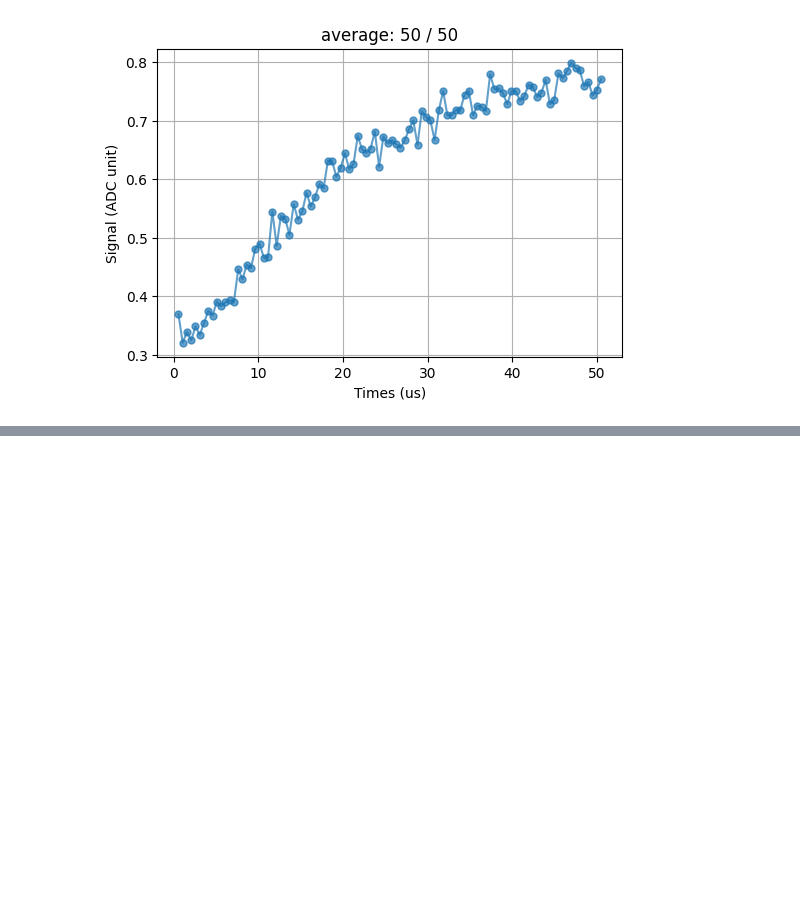
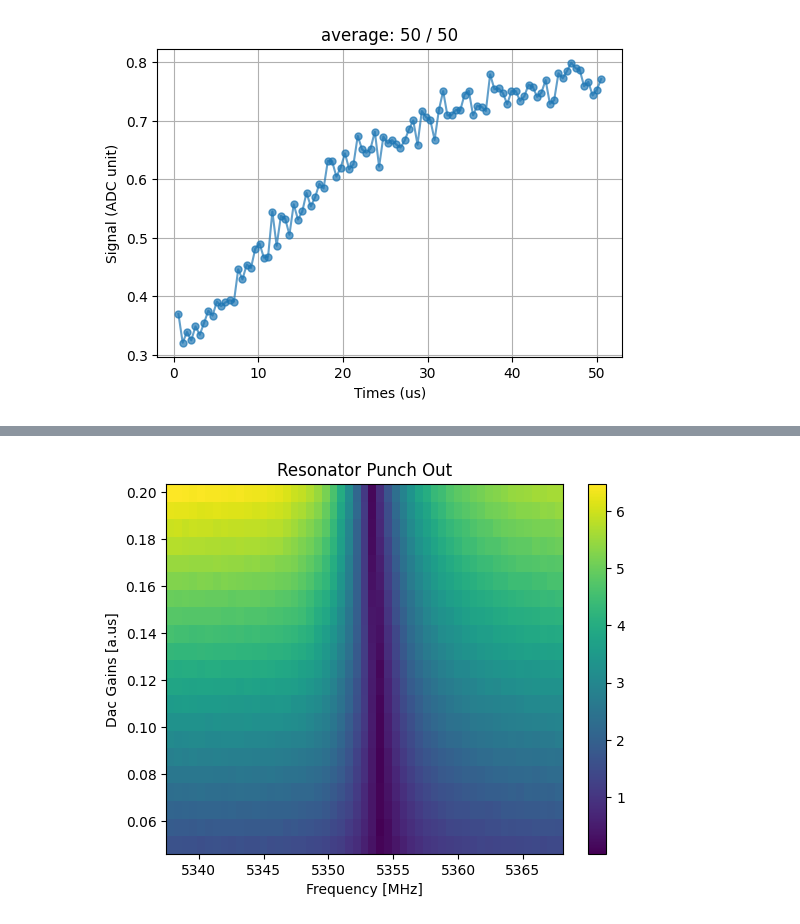
Before and after one commit to JayChien04717/tprocv2_guidemo, a Jupyter notebook: Desktop/tprocv2_guidemo-main/testscrip.ipynb, the cells around one changed output, grey strips where cells are left out. Saved outputs shown, nothing was run; the diff lists cells and outputs as text; code cells hidden in the pictures; blank space fills up the shorter version.

```diff
--- a/Desktop/tprocv2_guidemo-main/testscrip.ipynb
+++ b/Desktop/tprocv2_guidemo-main/testscrip.ipynb
@@ -210,0 +278,19 @@ t1.saveLabber(QubitIndex)
+# %%
+from single_qubit_pyscrip_v1_1.s002b_res_punchout_ge import SingleToneSpectroscopyPunchout
+
+run_cfg = select_config_idx(config, qubit_idx)
+
+START_FREQ = config['res_freq_ge'][qubit_idx]- 15  # [MHz]
+STOP_FREQ = config['res_freq_ge'][qubit_idx] + 15   # [MHz]
+STEPS_freq = 51
+
+START_gain = 0.05  # [MHz]
+STOP_gain = 0.2  # [MHz]
+STEPS_gain = 21
+run_cfg.update([('f_steps', STEPS_freq), ('res_freq_ge', QickSweep1D('freqloop', START_FREQ, STOP_FREQ)),
+               ('g_steps', STEPS_gain), ('res_gain_ge', QickSweep1D('gainloop', START_gain, STOP_gain))])
+punchout = SingleToneSpectroscopyPunchout(soc, soccfg, run_cfg)
+punchout.run(py_avg=10)
+punchout.plot()
+# %% [output]
+[figure, added]
```
Also changed, not shown: parts of 15 cells of this notebook, 15 other files.
